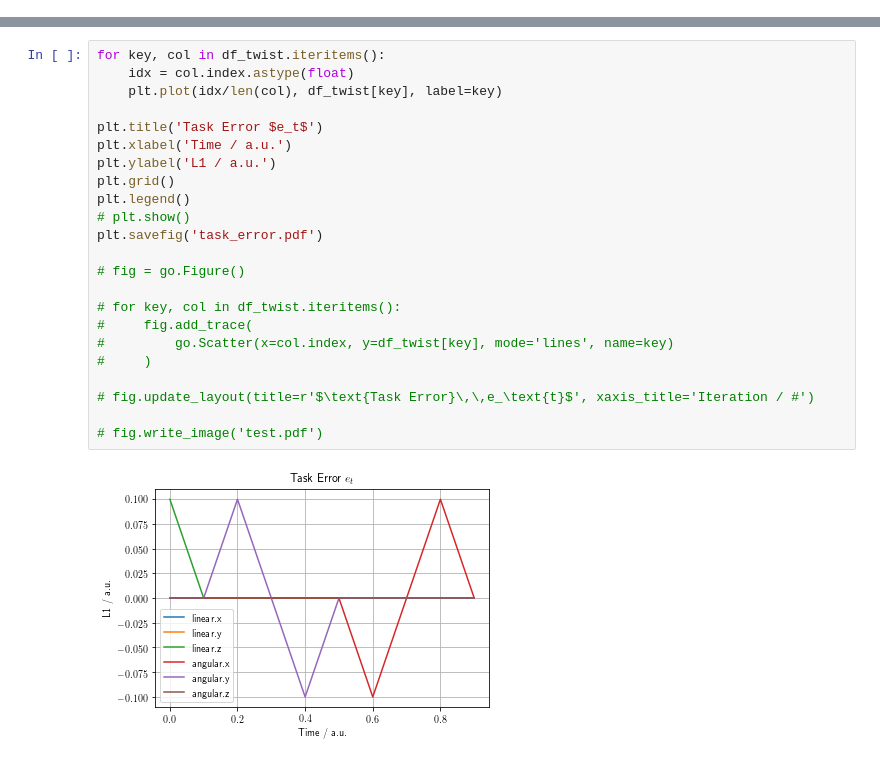
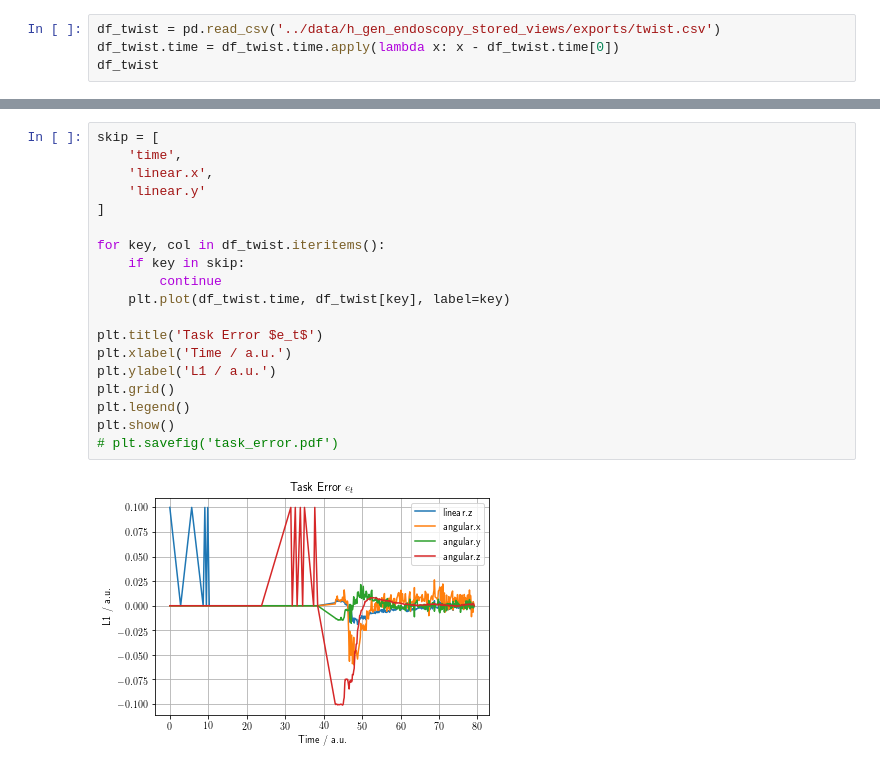
Before and after one commit to RViMLab/h_rcm_vs_ws, a Jupyter notebook: src/rcm_eval/notebooks/rcm_eval.ipynb, the cells around one changed output, grey strips where cells are left out. Cells and saved outputs as stored; diff of their text form.

```diff
--- a/src/rcm_eval/notebooks/rcm_eval.ipynb
+++ b/src/rcm_eval/notebooks/rcm_eval.ipynb
@@ -183,0 +84,4 @@ df_twist
+# %%
+df_twist = pd.read_csv('../data/h_gen_endoscopy_stored_views/exports/twist.csv')
+df_twist.time = df_twist.time.apply(lambda x: x - df_twist.time[0])
+df_twist
@@ -184,25 +102,21 @@ df_twist
 # %%
+skip = [
+    'time',
+    'linear.x',
+    'linear.y'
+]
+
 for key, col in df_twist.iteritems():
-    idx = col.index.astype(float)
-    plt.plot(idx/len(col), df_twist[key], label=key)
+    if key in skip:
+        continue
+    plt.plot(df_twist.time, df_twist[key], label=key)
 
 plt.title('Task Error $e_t$')
 plt.xlabel('Time / a.u.')
 plt.ylabel('L1 / a.u.')
 plt.grid()
 plt.legend()
-# plt.show()
-plt.savefig('task_error.pdf')
-
-# fig = go.Figure()
-
-# for key, col in df_twist.iteritems():
-#     fig.add_trace(
-#         go.Scatter(x=col.index, y=df_twist[key], mode='lines', name=key)
-#     )
-
-# fig.update_layout(title=r'$\text{Task Error}\,\,e_\text{t}$', xaxis_title='Iteration / #')
-
-# fig.write_image('test.pdf')
+plt.show()
+# plt.savefig('task_error.pdf')
 # %% [output]
-[figure, old version]
+[figure, new version]
```
Also changed, not shown: parts of 14 cells of this notebook.
